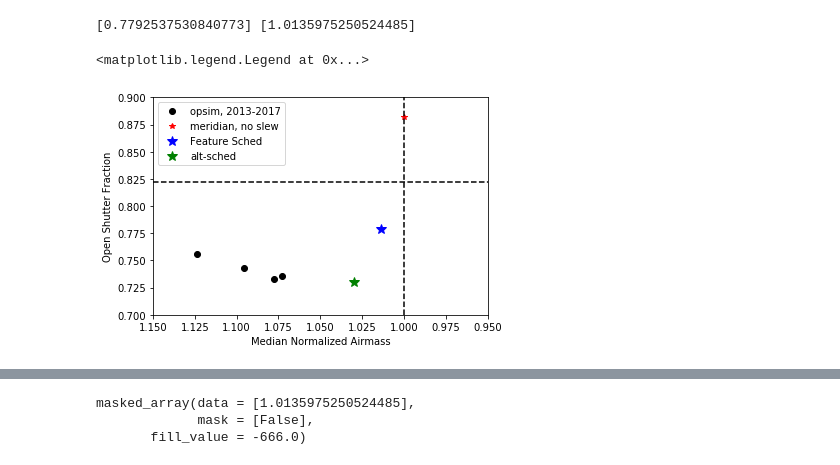
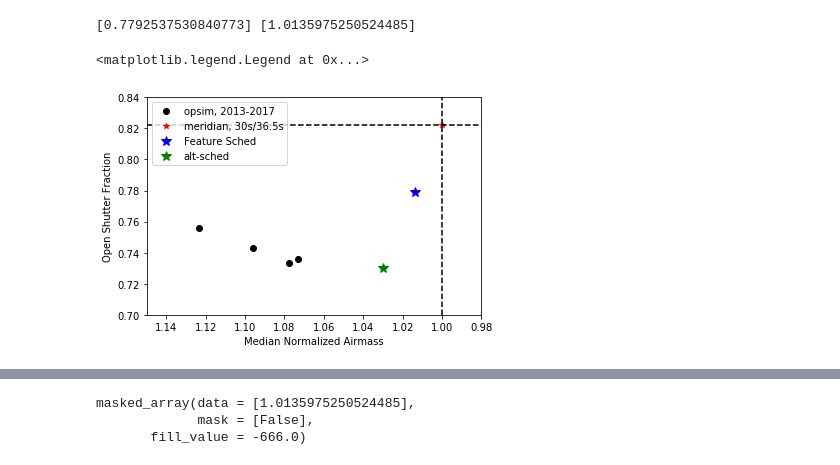
Before and after one commit to yoachim/ScratchStuff, a Jupyter notebook: survey_survey/opsimvtime/wha.ipynb, the cells around one changed output, grey strips where cells are left out. Cells and saved outputs as stored; diff of their text form; code cells hidden in the pictures.

Commit message:
update plot

```diff
--- a/survey_survey/opsimvtime/wha.ipynb
+++ b/survey_survey/opsimvtime/wha.ipynb
@@ -166,24 +166,24 @@ print(feature_osf, feature_nair)
 # %% [output]
 [0.7792537530840773] [1.0135975250524485]
 # %%
-max_osf = 30./(34)
+max_osf = 30./(32.+4.5)
 plt.plot(normAir, osf, 'ko', label='opsim, 2013-2017')
-plt.xlim([1.15, .95])
-plt.ylim([.7, .9])
-plt.plot(1, max_osf, 'r*', label='meridian, no slew')
+plt.xlim([1.15, .98])
+plt.ylim([.7, .84])
+plt.plot(1, max_osf, 'r*', label='meridian, 30s/36.5s')
 plt.xlabel('Median Normalized Airmass')
 plt.ylabel('Open Shutter Fraction')
-plt.axhline(y=30./(32.+4.5), linestyle='--', color='k')
+plt.axhline(y=max_osf, linestyle='--', color='k')
 plt.axvline(x=1., linestyle='--', color='k')
 
 plt.plot(feature_nair, feature_osf, 'b*', markersize=10, label='Feature Sched')
 
 plt.plot([1.03], [0.73], 'g*', markersize=10, label='alt-sched')
 
 plt.legend(scatterpoints=1, numpoints=1, loc='upper left')
 # %% [output]
 <matplotlib.legend.Legend at 0x...>
-[figure, old version]
+[figure, new version]
 # %%
 osf
 # %% [output]
```
Also changed, not shown: parts of 6 cells of this notebook.
